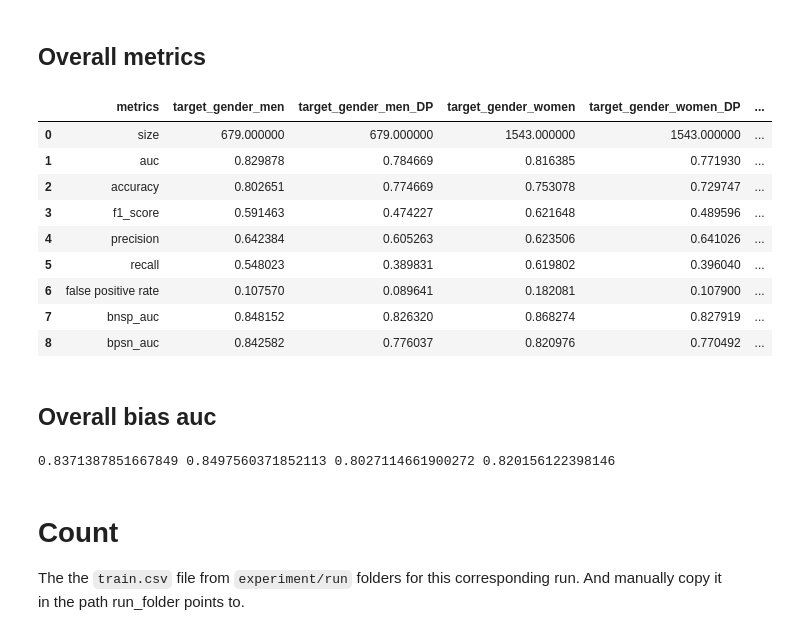
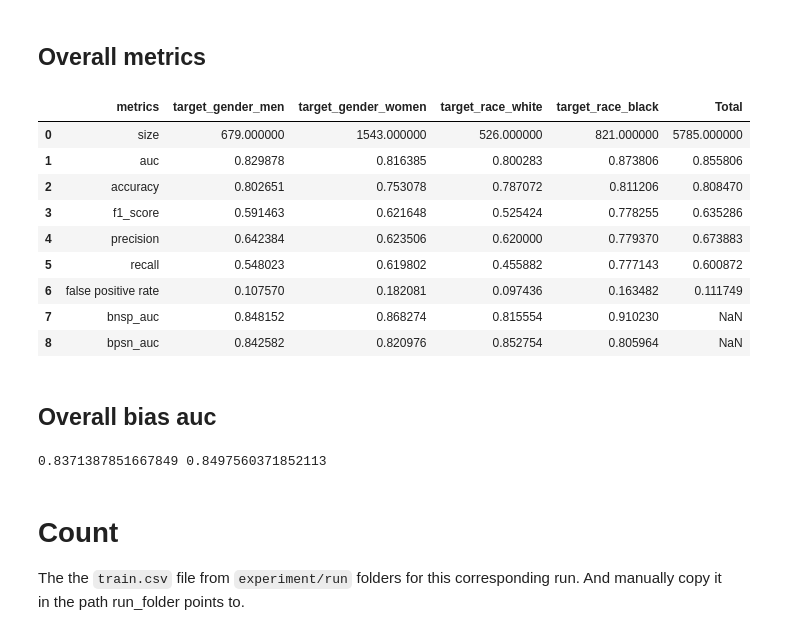
Before and after one commit to khairulislam/DP-on-NLP-Bias, a Jupyter notebook: src/ucberkeley/benchmark.ipynb, the cells around one changed output. Saved outputs shown, nothing was run; the diff lists cells and outputs as text; code cells hidden in the pictures.

```diff
--- a/src/ucberkeley/benchmark.ipynb
+++ b/src/ucberkeley/benchmark.ipynb
@@ -24,11 +24,9 @@ run_folder = f'../../results/{dataset_name}/{run_name}'
 test_csv_filepath = os.path.join(run_folder, 'test.csv')
 
 model_folder = os.path.join(run_folder, model_name) # for this particular model
-normal_folder = os.path.join(model_folder, 'normal')
-dp_folder = os.path.join(model_folder, 'epsilon 3.0')
+result_folder = os.path.join(model_folder, 'normal')
 
-result_filepath = os.path.join(normal_folder, 'results.csv')
-dp_result_filepath = os.path.join(dp_folder, 'results.csv')
+result_filepath = os.path.join(result_folder, 'results.csv')
 # %% [markdown]
 # Dataset
 The dataset can be preprocessed from the original dataset to be used here. To simplify things, I saved the preprocessed datasets during the tokenizing process as csv files and then downloaded them in the corresponding dataset folder of [`result`](../results/) directory.
@@ -140,17 +130,17 @@ bias_results.round(3).to_csv(os.path.join(dp_folder, 'bias.csv'), index=False)
 # %% [markdown]
 ## Overall metrics
 # %%
-overall_results = get_overall_results(group_map, result, dp_result)
-print(overall_results)
+overall_results = get_overall_results(group_map, result)
+overall_results
 # %% [output]
-|  | metrics | target_gender_men | target_gender_men_DP | target_gender_women | target_gender_women_DP | ... |
-| 0 | size | 679.000000 | 679.000000 | 1543.000000 | 1543.000000 | ... |
-| 1 | auc | 0.829878 | 0.784669 | 0.816385 | 0.771930 | ... |
-| 2 | accuracy | 0.802651 | 0.774669 | 0.753078 | 0.729747 | ... |
-| 3 | f1_score | 0.591463 | 0.474227 | 0.621648 | 0.489596 | ... |
-| 4 | precision | 0.642384 | 0.605263 | 0.623506 | 0.641026 | ... |
-| 5 | recall | 0.548023 | 0.389831 | 0.619802 | 0.396040 | ... |
-| 6 | false positive rate | 0.107570 | 0.089641 | 0.182081 | 0.107900 | ... |
-| 7 | bnsp_auc | 0.848152 | 0.826320 | 0.868274 | 0.827919 | ... |
-| 8 | bpsn_auc | 0.842582 | 0.776037 | 0.820976 | 0.770492 | ... |
+|  | metrics | target_gender_men | target_gender_women | target_race_white | target_race_black | Total |
+| 0 | size | 679.000000 | 1543.000000 | 526.000000 | 821.000000 | 5785.000000 |
+| 1 | auc | 0.829878 | 0.816385 | 0.800283 | 0.873806 | 0.855806 |
+| 2 | accuracy | 0.802651 | 0.753078 | 0.787072 | 0.811206 | 0.808470 |
+| 3 | f1_score | 0.591463 | 0.621648 | 0.525424 | 0.778255 | 0.635286 |
+| 4 | precision | 0.642384 | 0.623506 | 0.620000 | 0.779370 | 0.673883 |
+| 5 | recall | 0.548023 | 0.619802 | 0.455882 | 0.777143 | 0.600872 |
+| 6 | false positive rate | 0.107570 | 0.182081 | 0.097436 | 0.163482 | 0.111749 |
+| 7 | bnsp_auc | 0.848152 | 0.868274 | 0.815554 | 0.910230 | NaN |
+| 8 | bpsn_auc | 0.842582 | 0.820976 | 0.852754 | 0.805964 | NaN |
 # %%
@@ -169,18 +159,9 @@ for group_key in group_map.keys():
 privileged_bias_auc = get_final_metric(temp[temp.index.isin(privileged)], overall_auc)
 unprivileged_bias_auc = get_final_metric(temp[temp.index.isin(unprivileged)], overall_auc)
 
-privileged_bias_auc_dp = get_final_metric(
-    temp[temp.index.isin([i+'_DP' for i in privileged])],
-    overall_auc
-)
-
-unprivileged_bias_auc_dp = get_final_metric(
-    temp[temp.index.isin([i+'_DP' for i in unprivileged])],
-    overall_auc
-)
-print(privileged_bias_auc, unprivileged_bias_auc, privileged_bias_auc_dp, unprivileged_bias_auc_dp)
+print(privileged_bias_auc, unprivileged_bias_auc)
 # %% [output]
-0.8371387851667849 0.8497560371852113 0.8027114661900272 0.820156122398146
+0.8371387851667849 0.8497560371852113
 # %% [markdown]
 # Count
 
```
Also changed, not shown: parts of 12 cells of this notebook, 4 other files.
